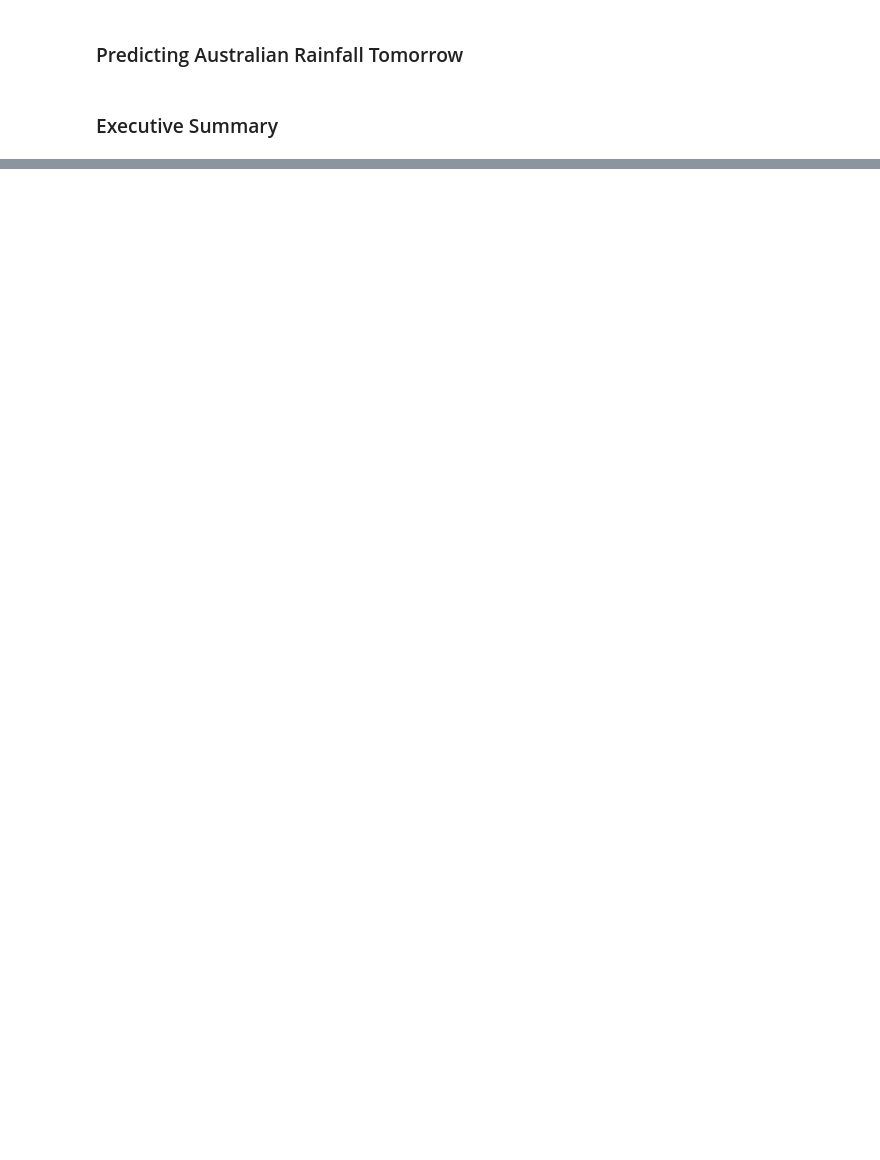
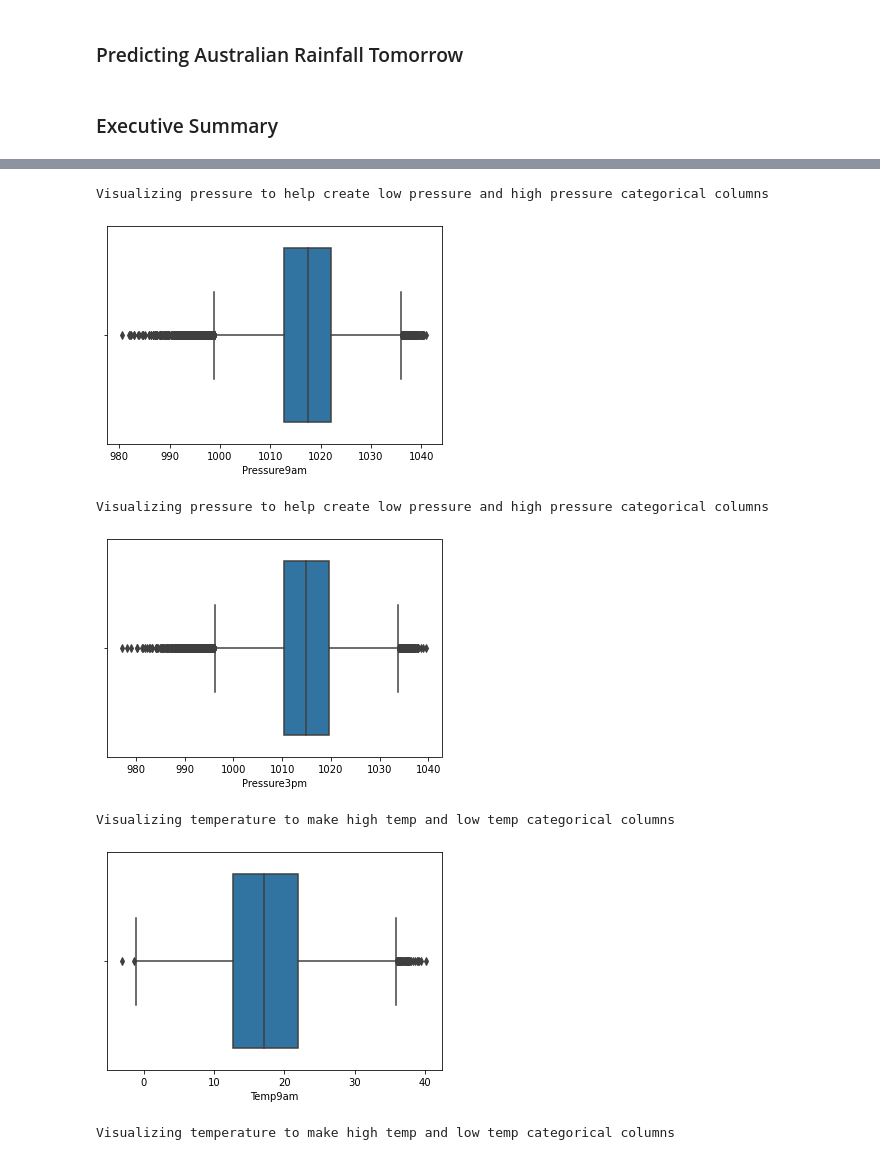
Before and after one commit to ForrestMccrosky/Rainfall_Australia, a Jupyter notebook: Final_Report_AustralianRainfall.ipynb, the cells around one changed output, grey strips where cells are left out. Saved outputs shown, nothing was run; the diff lists cells and outputs as text; code cells hidden in the pictures; blank space fills up the shorter version.

```diff
--- a/Final_Report_AustralianRainfall.ipynb
+++ b/Final_Report_AustralianRainfall.ipynb
@@ -55,0 +168,2 @@ Link to dataset: https://www.kaggle.com/jsphyg/weather-dataset-rattle-package?se
+# %%
+df = p.drop_duplicates_and_nulls(df) ## using the prepare function to drop duplicates and nulls
@@ -55,0 +205,2 @@ Link to dataset: https://www.kaggle.com/jsphyg/weather-dataset-rattle-package?se
+# %%
+df = p.strip_strings(df) ## using the prepare function to strip the object columns of potential whitespace
@@ -55,0 +216,2 @@ Link to dataset: https://www.kaggle.com/jsphyg/weather-dataset-rattle-package?se
+# %%
+df = p.create_features(df) ## using the prepare function to create features
@@ -55,0 +228,12 @@ Link to dataset: https://www.kaggle.com/jsphyg/weather-dataset-rattle-package?se
+# %%
+df = p.create_bins(df) ## using the prepare script to create high and low temperature
+
+## and pressure columns for each time of the day
+# %% [output]
+Visualizing pressure to help create low pressure and high pressure categorical columns
+[figure, added]
+Visualizing pressure to help create low pressure and high pressure categorical columns
+[figure, added]
+Visualizing temperature to make high temp and low temp categorical columns
+[figure, added]
+Visualizing temperature to make high temp and low temp categorical columns
```
Also changed, not shown: parts of 69 cells of this notebook.
